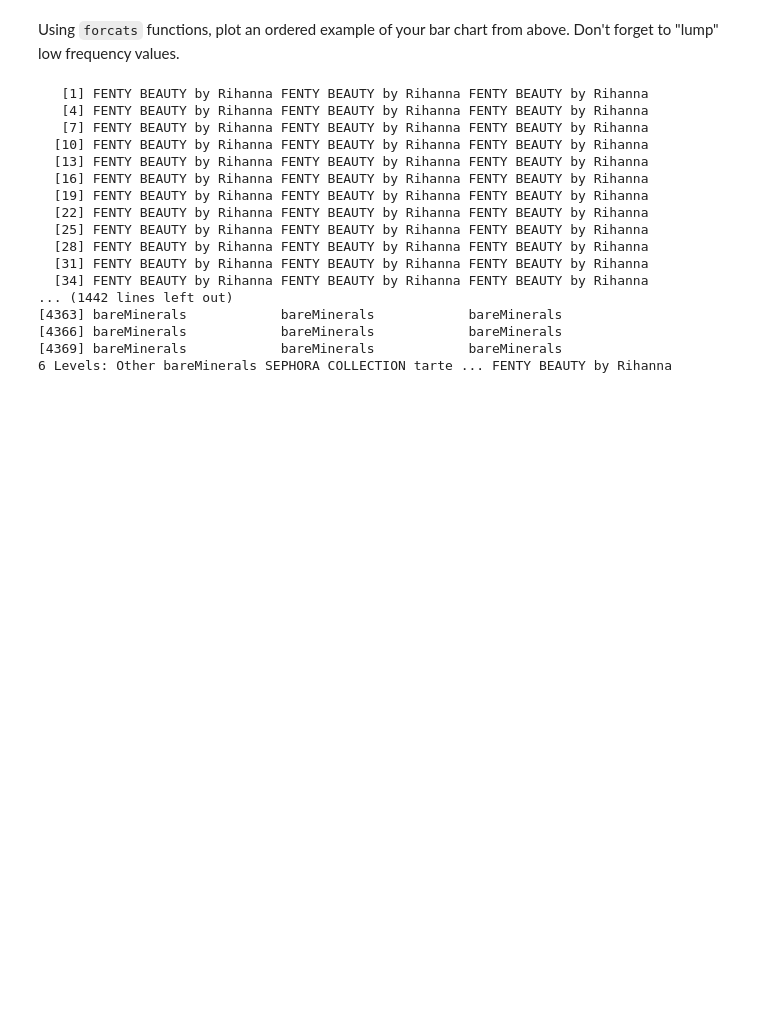
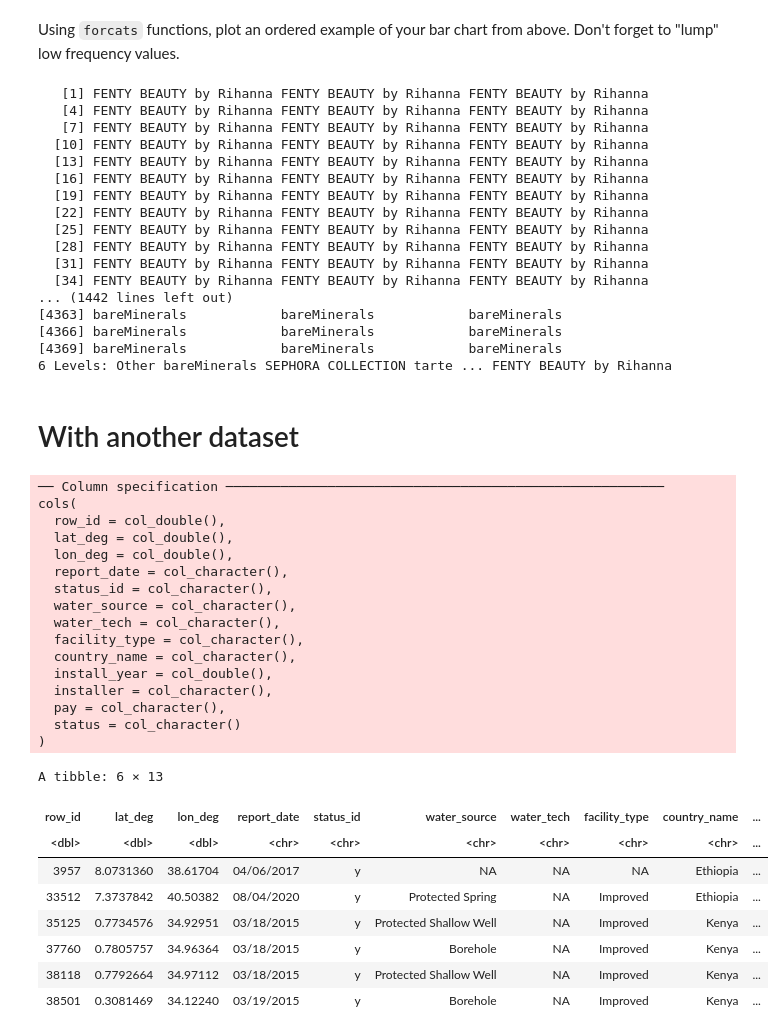
Before and after one commit to avbell22/Bios512, a Jupyter notebook: Lecture16_InClassExercise_ForcatsPractice.ipynb, the cells around one changed output. Saved outputs shown, nothing was run; the diff lists cells and outputs as text; code cells hidden in the pictures; blank space fills up the shorter version.

```diff
--- a/Lecture16_InClassExercise_ForcatsPractice.ipynb
+++ b/Lecture16_InClassExercise_ForcatsPractice.ipynb
@@ -75,3 +75,35 @@ brand_col  %>% fct_lump(n=5)  %>% fct_infreq()
 [4366] bareMinerals            bareMinerals            bareMinerals
 [4369] bareMinerals            bareMinerals            bareMinerals
 6 Levels: Other bareMinerals SEPHORA COLLECTION tarte ... FENTY BEAUTY by Rihanna
+# %% [markdown]
+# With another dataset
+# %%
+water = read_csv('https://raw.githubusercontent.com/rfordatascience/tidytuesday/master/data/2021/2021-05-04/water.csv')
+
+water  %>% head
+# %% [output]
+── Column specification ────────────────────────────────────────────────────────
+cols(
+  row_id = col_double(),
+  lat_deg = col_double(),
+  lon_deg = col_double(),
+  report_date = col_character(),
+  status_id = col_character(),
+  water_source = col_character(),
+  water_tech = col_character(),
+  facility_type = col_character(),
+  country_name = col_character(),
+  install_year = col_double(),
+  installer = col_character(),
+  pay = col_character(),
+  status = col_character()
+)
+A tibble: 6 × 13
+| row_id | lat_deg | lon_deg | report_date | status_id | water_source | water_tech | facility_type | country_name | ... |
+| <dbl> | <dbl> | <dbl> | <chr> | <chr> | <chr> | <chr> | <chr> | <chr> | ... |
+| 3957 | 8.0731360 | 38.61704 | 04/06/2017 | y | NA | NA | NA | Ethiopia | ... |
+| 33512 | 7.3737842 | 40.50382 | 08/04/2020 | y | Protected Spring | NA | Improved | Ethiopia | ... |
+| 35125 | 0.7734576 | 34.92951 | 03/18/2015 | y | Protected Shallow Well | NA | Improved | Kenya | ... |
+| 37760 | 0.7805757 | 34.96364 | 03/18/2015 | y | Borehole | NA | Improved | Kenya | ... |
+| 38118 | 0.7792664 | 34.97112 | 03/18/2015 | y | Protected Shallow Well | NA | Improved | Kenya | ... |
+| 38501 | 0.3081469 | 34.12240 | 03/19/2015 | y | Borehole | NA | Improved | Kenya | ... |
```
Also changed, not shown: parts of 2 cells of this notebook, 4 other files.
